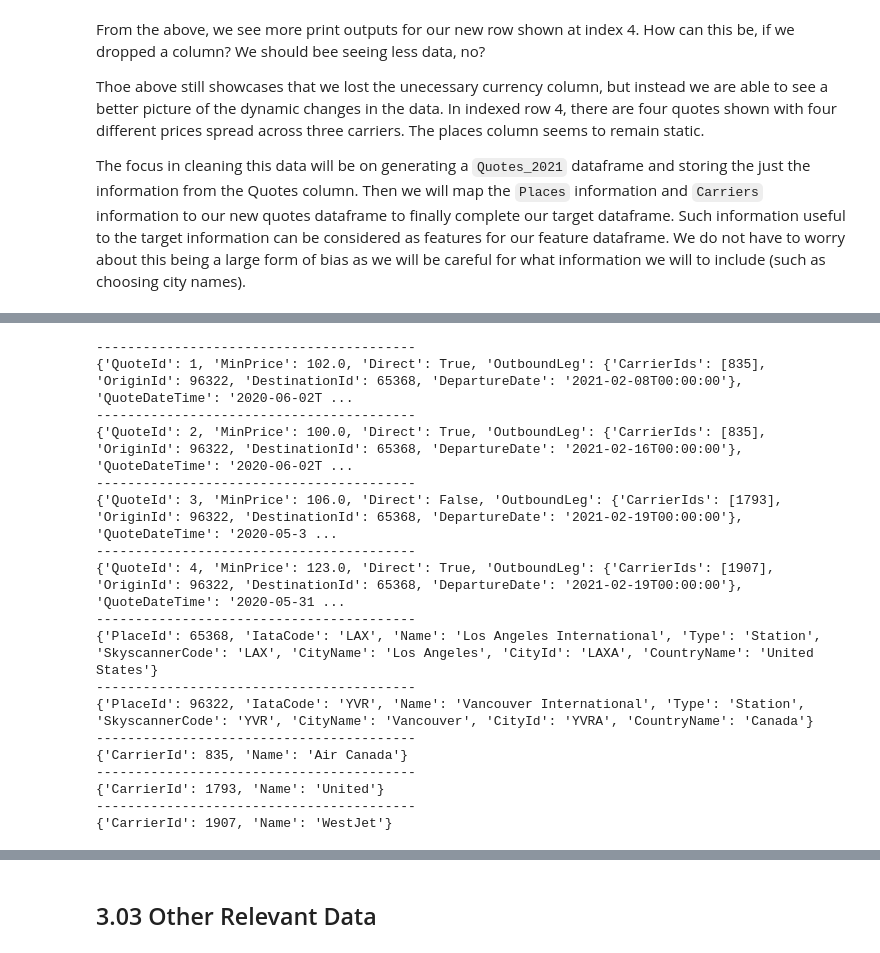
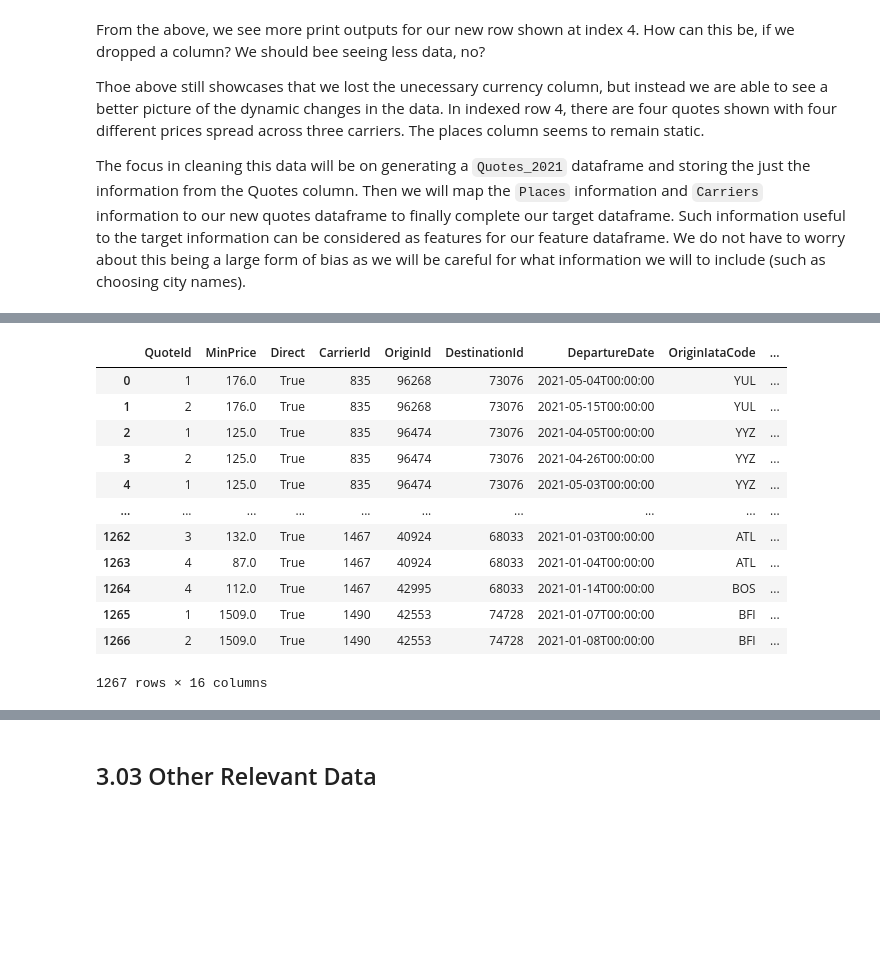
Before and after one commit to chriskuz/ga_capstone, a Jupyter notebook: code/project_notebook.ipynb, the cells around one changed output, grey strips where cells are left out. Cells and saved outputs as stored; diff of their text form; code cells hidden in the pictures; blank space fills up the shorter version.

```diff
--- a/code/project_notebook.ipynb
+++ b/code/project_notebook.ipynb
@@ -735,27 +713,3 @@ monthly_pricing_2021.loc[0, 'Carriers'][0]['Name']
-# %%
-for i in range(len(monthly_pricing_2021.loc[4])):
-    for k in range(len(monthly_pricing_2021.loc[4][i])):
-        print('-----------------------------------------')
-        print(monthly_pricing_2021.loc[4][i][k])
-# %% [output]
------------------------------------------
-{'QuoteId': 1, 'MinPrice': 102.0, 'Direct': True, 'OutboundLeg': {'CarrierIds': [835], 'OriginId': 96322, 'DestinationId': 65368, 'DepartureDate': '2021-02-08T00:00:00'}, 'QuoteDateTime': '2020-06-02T ...
------------------------------------------
-{'QuoteId': 2, 'MinPrice': 100.0, 'Direct': True, 'OutboundLeg': {'CarrierIds': [835], 'OriginId': 96322, 'DestinationId': 65368, 'DepartureDate': '2021-02-16T00:00:00'}, 'QuoteDateTime': '2020-06-02T ...
------------------------------------------
-{'QuoteId': 3, 'MinPrice': 106.0, 'Direct': False, 'OutboundLeg': {'CarrierIds': [1793], 'OriginId': 96322, 'DestinationId': 65368, 'DepartureDate': '2021-02-19T00:00:00'}, 'QuoteDateTime': '2020-05-3 ...
------------------------------------------
-{'QuoteId': 4, 'MinPrice': 123.0, 'Direct': True, 'OutboundLeg': {'CarrierIds': [1907], 'OriginId': 96322, 'DestinationId': 65368, 'DepartureDate': '2021-02-19T00:00:00'}, 'QuoteDateTime': '2020-05-31 ...
------------------------------------------
-{'PlaceId': 65368, 'IataCode': 'LAX', 'Name': 'Los Angeles International', 'Type': 'Station', 'SkyscannerCode': 'LAX', 'CityName': 'Los Angeles', 'CityId': 'LAXA', 'CountryName': 'United States'}
------------------------------------------
-{'PlaceId': 96322, 'IataCode': 'YVR', 'Name': 'Vancouver International', 'Type': 'Station', 'SkyscannerCode': 'YVR', 'CityName': 'Vancouver', 'CityId': 'YVRA', 'CountryName': 'Canada'}
------------------------------------------
-{'CarrierId': 835, 'Name': 'Air Canada'}
------------------------------------------
-{'CarrierId': 1793, 'Name': 'United'}
------------------------------------------
-{'CarrierId': 1907, 'Name': 'WestJet'}
 # %%
 quotes_2021 = pd.DataFrame(columns = ['QuoteId', 'MinPrice', 'Direct', 'CarrierIds', 'OriginId', 'DestinationId', 'DepartureDate'])
 # %%
@@ -787,2 +814,18 @@ quotes_2021.drop(columns = 'index', inplace = True)
+# %%
+quotes_2021
+# %% [output]
+|  | QuoteId | MinPrice | Direct | CarrierId | OriginId | DestinationId | DepartureDate | OriginIataCode | ... |
+| 0 | 1 | 176.0 | True | 835 | 96268 | 73076 | 2021-05-04T00:00:00 | YUL | ... |
+| 1 | 2 | 176.0 | True | 835 | 96268 | 73076 | 2021-05-15T00:00:00 | YUL | ... |
+| 2 | 1 | 125.0 | True | 835 | 96474 | 73076 | 2021-04-05T00:00:00 | YYZ | ... |
+| 3 | 2 | 125.0 | True | 835 | 96474 | 73076 | 2021-04-26T00:00:00 | YYZ | ... |
+| 4 | 1 | 125.0 | True | 835 | 96474 | 73076 | 2021-05-03T00:00:00 | YYZ | ... |
+| ... | ... | ... | ... | ... | ... | ... | ... | ... | ... |
+| 1262 | 3 | 132.0 | True | 1467 | 40924 | 68033 | 2021-01-03T00:00:00 | ATL | ... |
+| 1263 | 4 | 87.0 | True | 1467 | 40924 | 68033 | 2021-01-04T00:00:00 | ATL | ... |
+| 1264 | 4 | 112.0 | True | 1467 | 42995 | 68033 | 2021-01-14T00:00:00 | BOS | ... |
+| 1265 | 1 | 1509.0 | True | 1490 | 42553 | 74728 | 2021-01-07T00:00:00 | BFI | ... |
+| 1266 | 2 | 1509.0 | True | 1490 | 42553 | 74728 | 2021-01-08T00:00:00 | BFI | ... |
+1267 rows × 16 columns
 # %%
 quotes_2021.to_csv('../data/quotes_2021.csv')
```
Also changed, not shown: parts of 17 cells of this notebook.
